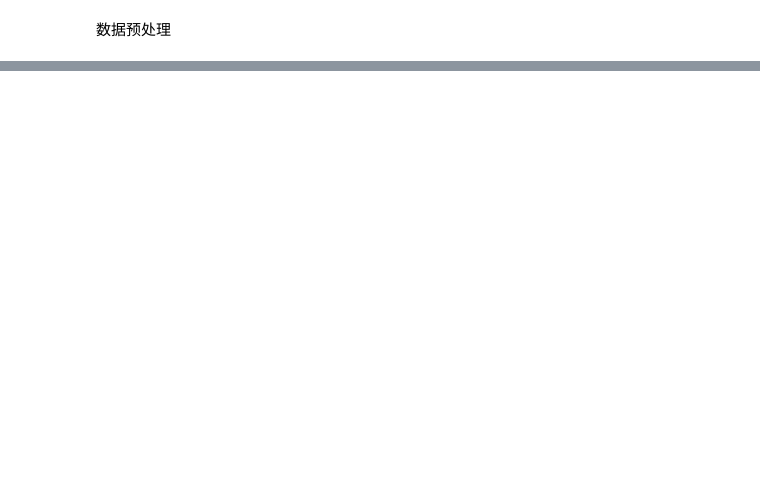
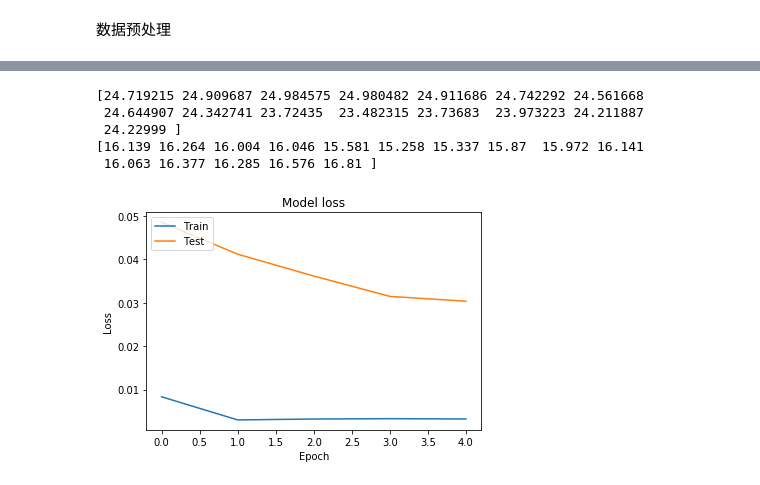
Before and after one commit to subaochen/blog, a Jupyter notebook: src/ai/stock-prediction-ge.ipynb, the cells around one changed output, grey strips where cells are left out. Cells and saved outputs as stored; diff of their text form; code cells hidden in the pictures; blank space fills up the shorter version.

```diff
--- a/src/ai/stock-prediction-ge.ipynb
+++ b/src/ai/stock-prediction-ge.ipynb
@@ -47,0 +122,8 @@ x_test = min_max_scaler.transform(df_test.loc[:,train_cols])
+# %%
+x_t, y_t = build_timeseries(x_train, 3)
+x_t = trim_dataset(x_t, BATCH_SIZE) # 训练样本
+y_t = trim_dataset(y_t, BATCH_SIZE) # 目标样本
+x_temp, y_temp = build_timeseries(x_test, 3)
+# 将剩余的数据均分为测试数据和验证数据
+x_val, x_test_t = np.split(trim_dataset(x_temp, BATCH_SIZE),2)
+y_val, y_test_t = np.split(trim_dataset(y_temp, BATCH_SIZE),2)
@@ -47,0 +137,14 @@ x_test = min_max_scaler.transform(df_test.loc[:,train_cols])
+# %%
+learning_rate = 0.001
+EPOCHS = 5
+# %%
+model = tf.keras.Sequential()
+model.add(tf.keras.layers.LSTM(32, # 100个LSTM单元
+        batch_input_shape=(BATCH_SIZE, TIME_STEPS, x_t.shape[2]), # 这个参数不需要了？
+        stateful=True, kernel_initializer='random_uniform'))
+model.add(tf.keras.layers.Dropout(0.5))
+model.add(tf.keras.layers.Dense(20,activation='relu'))
+model.add(tf.keras.layers.Dense(1,activation='sigmoid'))
+optimizer = tf.train.RMSPropOptimizer(learning_rate=learning_rate)
+model.compile(loss='mean_squared_error', optimizer=optimizer)
+model.summary()
@@ -47,0 +168,4 @@ x_test = min_max_scaler.transform(df_test.loc[:,train_cols])
+# %%
+history = model.fit(x_t, y_t, epochs=EPOCHS, verbose=2, batch_size=BATCH_SIZE,
+                    shuffle=False, validation_data=(trim_dataset(x_val, BATCH_SIZE),
+                    trim_dataset(y_val, BATCH_SIZE)))
@@ -47,0 +200,26 @@ x_test = min_max_scaler.transform(df_test.loc[:,train_cols])
+# %%
+# convert the predicted value to range of real data
+y_pred_org = (y_pred * min_max_scaler.data_range_[3]) + min_max_scaler.data_min_[3]
+# min_max_scaler.inverse_transform(y_pred)
+y_test_t_org = (y_test_t * min_max_scaler.data_range_[3]) + min_max_scaler.data_min_[3]
+# min_max_scaler.inverse_transform(y_test_t)
+print(y_pred_org[0:15])
+print(y_test_t_org[0:15])
+# %% [output]
+[24.719215 24.909687 24.984575 24.980482 24.911686 24.742292 24.561668
+ 24.644907 24.342741 23.72435  23.482315 23.73683  23.973223 24.211887
+ 24.22999 ]
+[16.139 16.264 16.004 16.046 15.581 15.258 15.337 15.87  15.972 16.141
+ 16.063 16.377 16.285 16.576 16.81 ]
+# %%
+plt.figure()
+plt.plot(history.history['loss'])
+plt.plot(history.history['val_loss'])
+plt.title('Model loss')
+plt.ylabel('Loss')
+plt.xlabel('Epoch')
+plt.legend(['Train', 'Test'], loc='upper left')
+plt.show()
+#plt.savefig(os.path.join(OUTPUT_PATH, 'train_vis_BS_'+str(BATCH_SIZE)+"_"+time.ctime()+'.png'))
+# %% [output]
+[figure, added]
```
Also changed, not shown: parts of 17 cells of this notebook.
